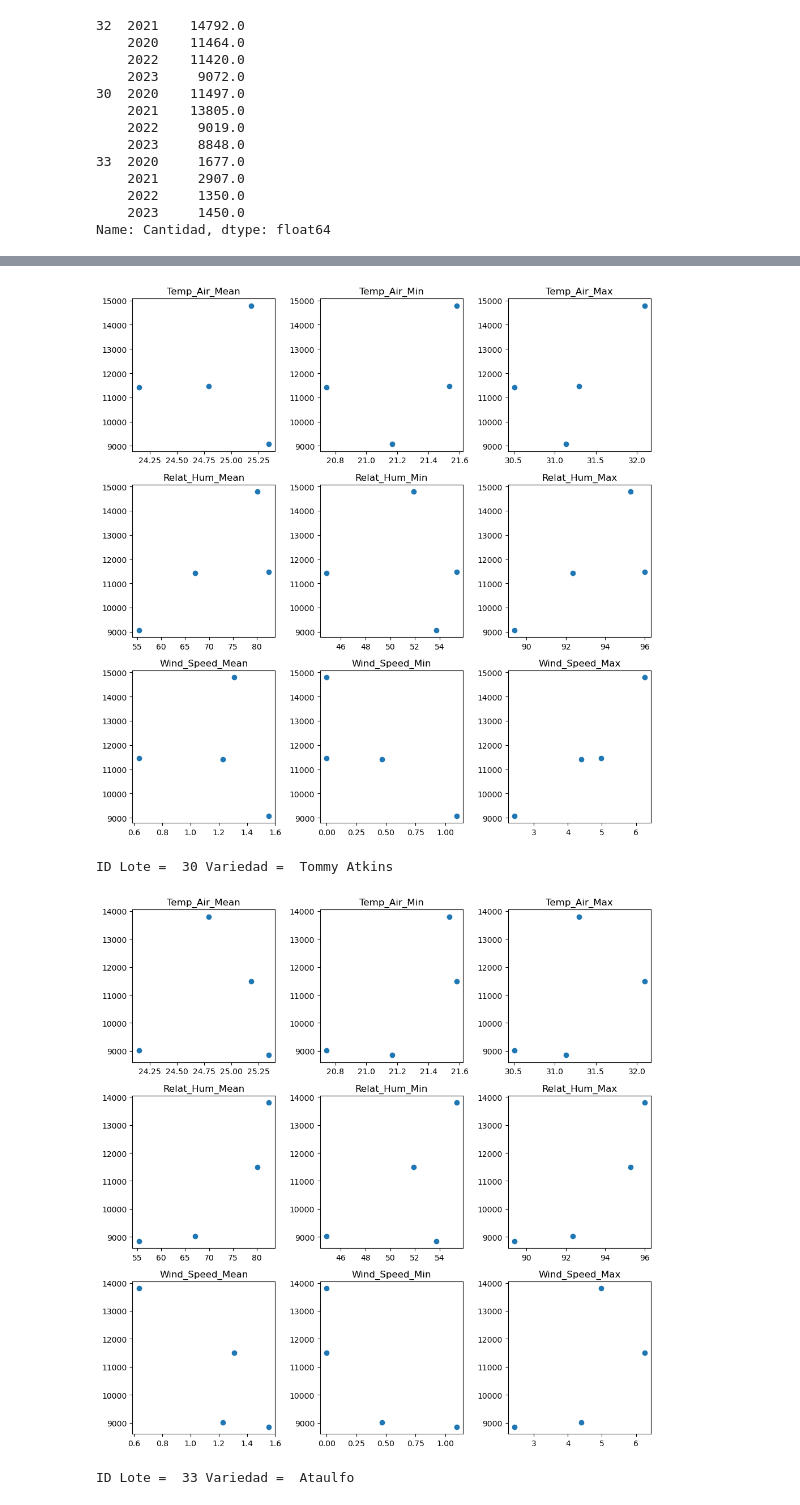
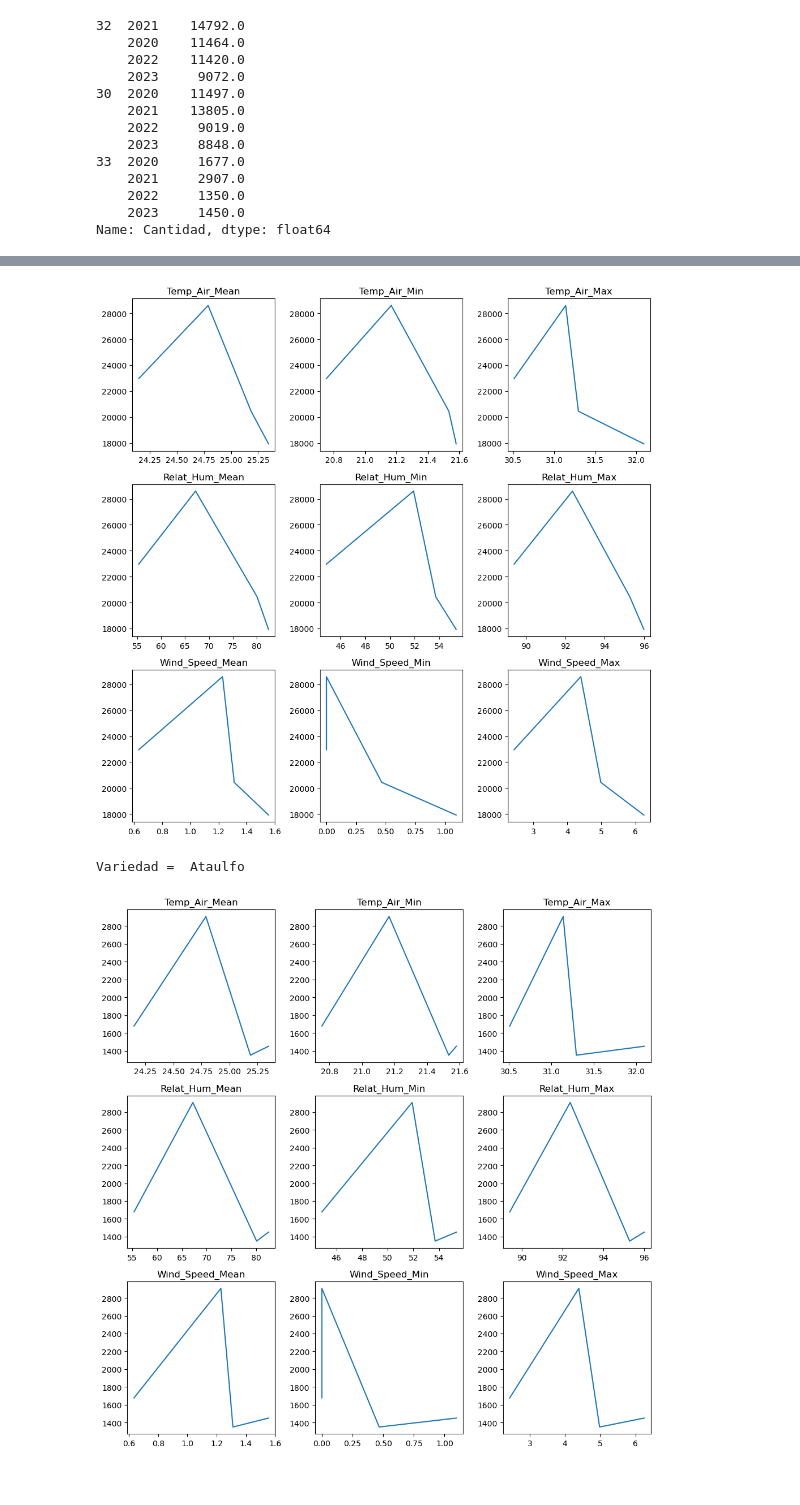
Before and after one commit to 71walceli/71walceli-UAE_Tesis_CCMangos_PredictiveModel, a Jupyter notebook: Notebooks/2_DataAnalysis.ipynb, the cells around one changed output, grey strips where cells are left out. Saved outputs shown, nothing was run; the diff lists cells and outputs as text; code cells hidden in the pictures.

```diff
--- a/Notebooks/2_DataAnalysis.ipynb
+++ b/Notebooks/2_DataAnalysis.ipynb
@@ -109,5 +82,5 @@ show_correlation_matrix(datos_clima_suma)
 # %%
-x = datos_clima_promedios.loc[2020:2023]
+x = datos_clima.resample("Y").mean()[datetime(2020,1,1):]
 x
 # %% [output]
 |  | Temp_Air_Mean | Temp_Air_Min | Temp_Air_Max | Relat_Hum_Mean | Relat_Hum_Min | Relat_Hum_Max | ... |
@@ -133,3 +106,9 @@ y
     2022     1350.0
     2023     1450.0
 Name: Cantidad, dtype: float64
+# %%
+y_por_variedad = producciones.groupby(
+    ["Variedad", producciones["Fecha"].apply(lambda f: f[:4])],
+    as_index=False
+).sum(numeric_only=True)
+y_por_variedad
@@ -138,7 +127,7 @@ def show_correlation_plots(x, y):
     fig, axes = plt.subplots(figsize=(10,10), ncols=3, nrows=len(x.columns)//3)
     for i, column in enumerate(x.columns):
         axis = axes[i // 3][i % 3]
-        axis.scatter(x[column], y)
+        axis.plot(x[column].sort_values(), y)
         axis.title.set_text(column)
     plt.tight_layout()
     plt.show()
@@ -153,6 +143,6 @@ Name: Variedad, dtype: object
 # %%
-for id_lote in producciones.index.unique(level=0):
-    _y = producciones.loc[id_lote]
-    print("ID Lote = ",id_lote, "Variedad = ",_y["Variedad"].iloc[0])
+for variedad in producciones["Variedad"].unique():
+    _y = y_por_variedad.loc[y_por_variedad["Variedad"] == variedad]
+    print("Variedad = ",variedad)
     show_correlation_plots(x, _y["Cantidad"])
 # %% [output]
@@ -160,4 +150,3 @@ ID Lote =  32 Variedad =  Tommy Atkins
-[figure, old version]
+[figure, new version]
-ID Lote =  30 Variedad =  Tommy Atkins
+Variedad =  Ataulfo
-[figure, old version]
+[figure, new version]
-ID Lote =  33 Variedad =  Ataulfo
```
Also changed, not shown: parts of 46 cells of this notebook, 13 other files.
